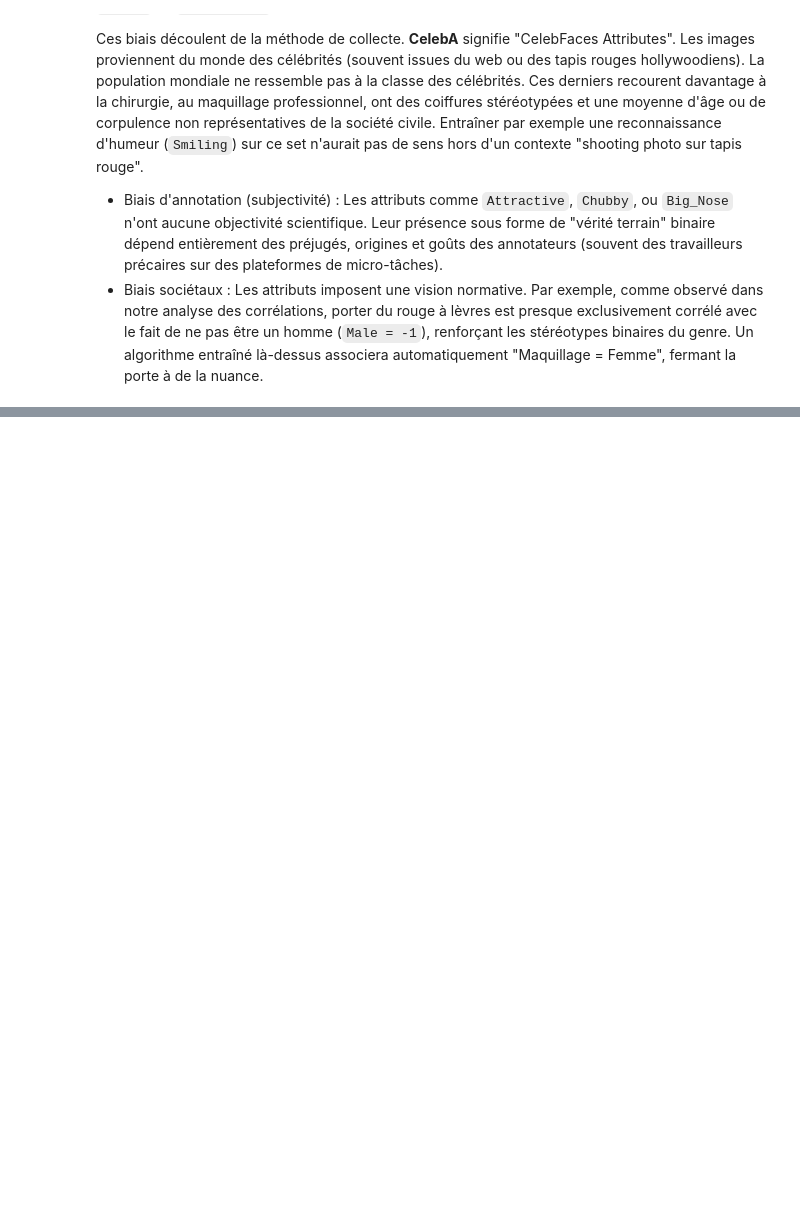
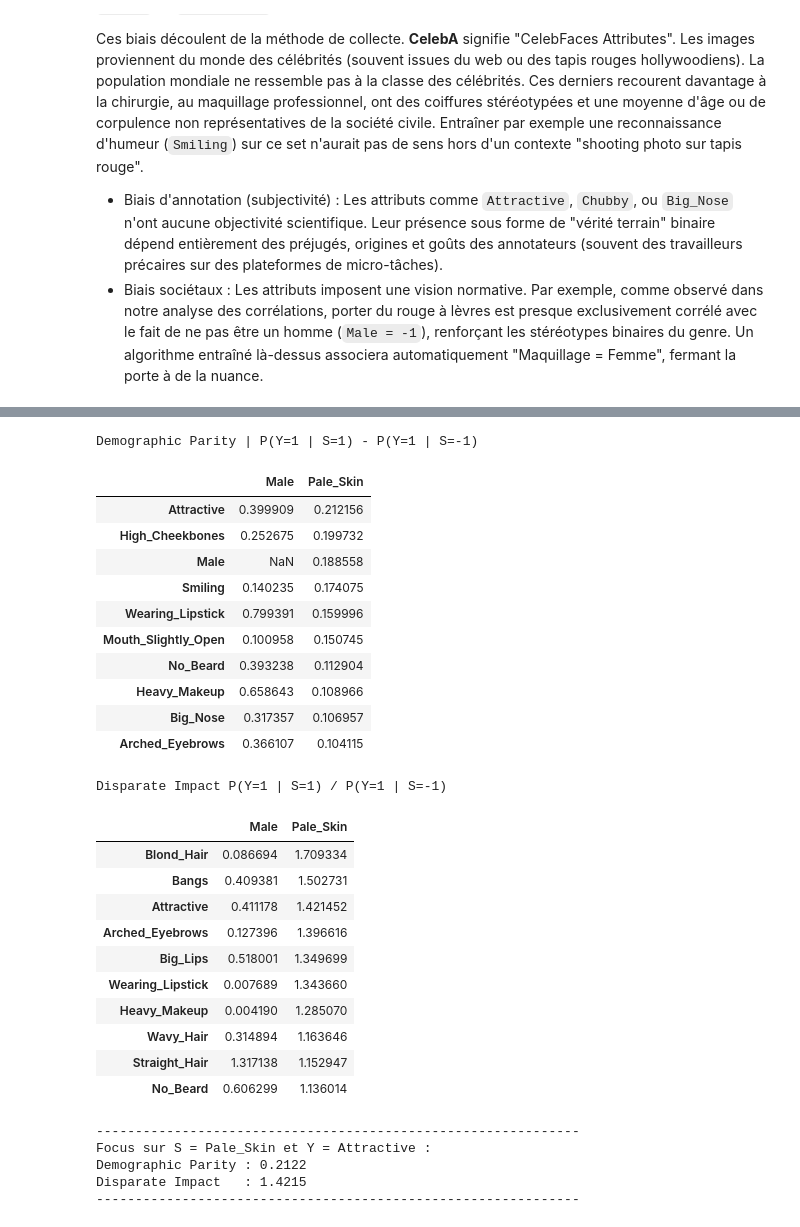
Before and after one commit to hughdmr/REXIA, a Jupyter notebook: CelebA_DHARDEMARE_PETIT_VAUTERIN.ipynb, the cells around one changed output, grey strips where cells are left out. Saved outputs shown, nothing was run; the diff lists cells and outputs as text; code cells hidden in the pictures; blank space fills up the shorter version.

```diff
--- a/CelebA_DHARDEMARE_PETIT_VAUTERIN.ipynb
+++ b/CelebA_DHARDEMARE_PETIT_VAUTERIN.ipynb
@@ -146,0 +154,72 @@ Ces biais découlent de la méthode de collecte. **CelebA** signifie "CelebFaces
+# %%
+sensible_attrs = ['Male', 'Pale_Skin']
+dp_results = {'Male': {}, 'Pale_Skin': {}}
+di_results = {'Male': {}, 'Pale_Skin': {}}
+
+for S_ in sensible_attrs:
+    if S_ not in df.columns:
+        continue
+    mask_s1 = (df[S_] == 1)
+    mask_sm1 = (df[S_] == -1)
+
+    Y_cols = [col for col in df.columns if col not in [S_, 'image_id'] and not col.endswith('.jpg')]
+
+    for Y_ in Y_cols:
+        # P(Y=1 | S=1) : proportion d'individus ayant S=1 qui ont Y=1
+        proba_y1_s1 = (df[mask_s1][Y_] == 1).mean()
+        # P(Y=1 | S=-1) : proportion d'individus ayant S=-1 qui ont Y=1
+        proba_y1_sm1 = (df[mask_sm1][Y_] == 1).mean()
+
+        # Demographic Parity: | P(Y=1 | S=1) - P(Y=1 | S=-1) |
+        demographic_parity = abs(proba_y1_s1 - proba_y1_sm1)
+        # Disparate Impact: P(Y=1 | S=1) / P(Y=1 | S=-1)
+        disparate_impact = proba_y1_s1 / proba_y1_sm1 if proba_y1_sm1 > 0 else np.nan
+
+        dp_results[S_][Y_] = demographic_parity
+        di_results[S_][Y_] = disparate_impact
+
+df_dp = pd.DataFrame(dp_results)
+df_di = pd.DataFrame(di_results)
+
+print("Demographic Parity | P(Y=1 | S=1) - P(Y=1 | S=-1)")
+display(df_dp.sort_values(by='Pale_Skin', ascending=False).head(10))
+
+print("Disparate Impact P(Y=1 | S=1) / P(Y=1 | S=-1)")
+display(df_di.sort_values(by='Pale_Skin', ascending=False).head(10))
+
+print("\n--------------------------------------------------------------")
+print("Focus sur S = Pale_Skin et Y = Attractive :")
+if 'Attractive' in df_dp.index and 'Pale_Skin' in df_dp.columns:
+    print(f"Demographic Parity : {df_dp.loc['Attractive', 'Pale_Skin']:.4f}")
+    print(f"Disparate Impact   : {df_di.loc['Attractive', 'Pale_Skin']:.4f}")
+print("--------------------------------------------------------------")
+# %% [output]
+Demographic Parity | P(Y=1 | S=1) - P(Y=1 | S=-1)
+|  | Male | Pale_Skin |
+| Attractive | 0.399909 | 0.212156 |
+| High_Cheekbones | 0.252675 | 0.199732 |
+| Male | NaN | 0.188558 |
+| Smiling | 0.140235 | 0.174075 |
+| Wearing_Lipstick | 0.799391 | 0.159996 |
+| Mouth_Slightly_Open | 0.100958 | 0.150745 |
+| No_Beard | 0.393238 | 0.112904 |
+| Heavy_Makeup | 0.658643 | 0.108966 |
+| Big_Nose | 0.317357 | 0.106957 |
+| Arched_Eyebrows | 0.366107 | 0.104115 |
+Disparate Impact P(Y=1 | S=1) / P(Y=1 | S=-1)
+|  | Male | Pale_Skin |
+| Blond_Hair | 0.086694 | 1.709334 |
+| Bangs | 0.409381 | 1.502731 |
+| Attractive | 0.411178 | 1.421452 |
+| Arched_Eyebrows | 0.127396 | 1.396616 |
+| Big_Lips | 0.518001 | 1.349699 |
+| Wearing_Lipstick | 0.007689 | 1.343660 |
+| Heavy_Makeup | 0.004190 | 1.285070 |
+| Wavy_Hair | 0.314894 | 1.163646 |
+| Straight_Hair | 1.317138 | 1.152947 |
+| No_Beard | 0.606299 | 1.136014 |
+--------------------------------------------------------------
+Focus sur S = Pale_Skin et Y = Attractive :
+Demographic Parity : 0.2122
+Disparate Impact   : 1.4215
+--------------------------------------------------------------
```
Also changed, not shown: parts of 2 cells of this notebook.
